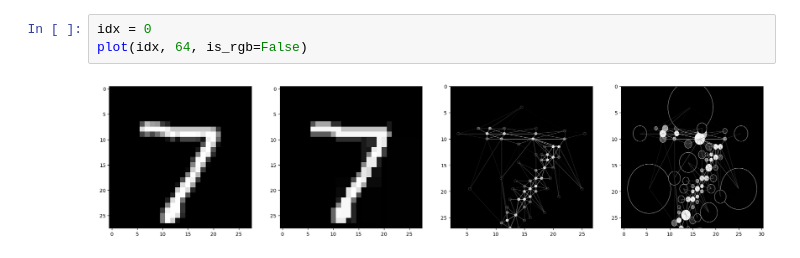
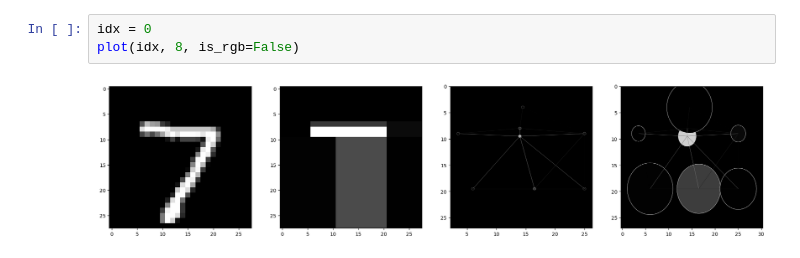
Before and after one commit to mubasshirMurshed/Cuboidal_Partitioning_Deep_Learning_Project, a Jupyter notebook: utils/visualise.ipynb, the cells around one changed output. Cells and saved outputs as stored; diff of their text form.

```diff
--- a/utils/visualise.ipynb
+++ b/utils/visualise.ipynb
@@ -79,6 +81,6 @@ def plot(idx, num_cuboids, is_rgb=False):
     plt.show()
 # %%
 idx = 0
-plot(idx, 64, is_rgb=False)
+plot(idx, 8, is_rgb=False)
 # %% [output]
-[figure, old version]
+[figure, new version]
```
Also changed, not shown: parts of 3 cells of this notebook, 3 other files.
